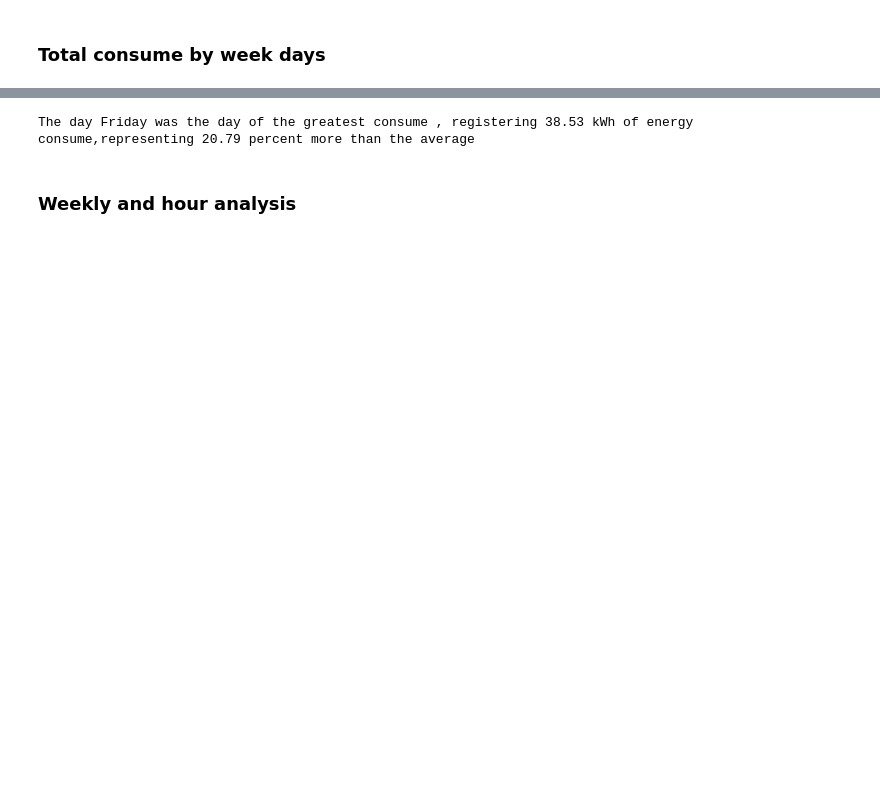
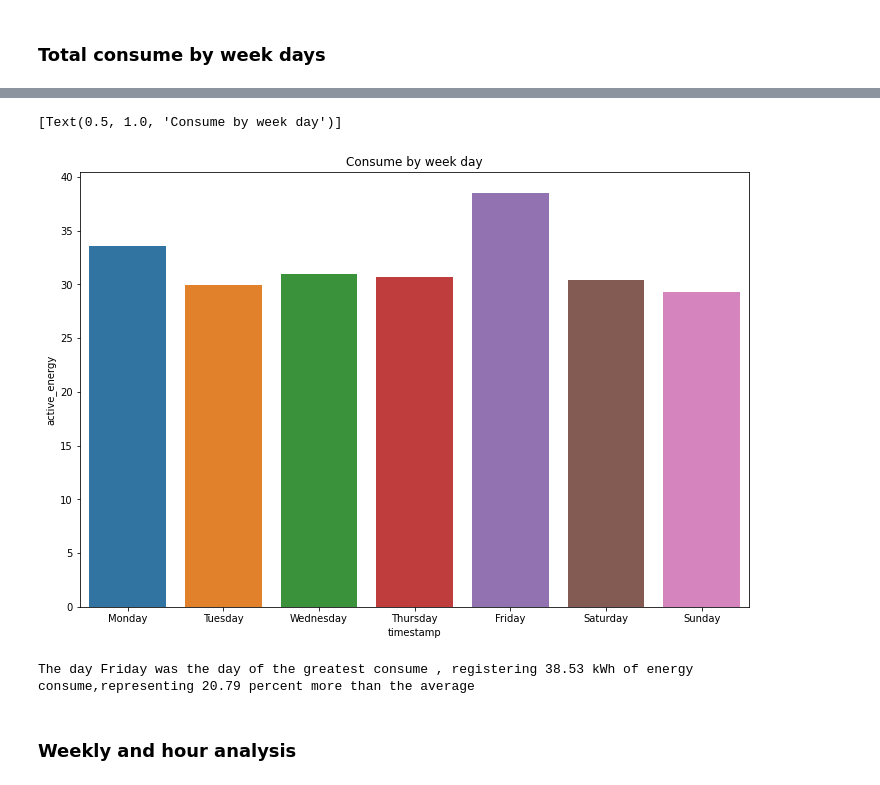
Before and after one commit to Jsanchez759/Data-Science---Projects, a Jupyter notebook: Exploratory_Data_Analysis/Energy_Consume_Analysis.ipynb, the cells around one changed output, grey strips where cells are left out. Drawn from its saved outputs; the diff is of its cells as text; code cells hidden in the pictures; blank space fills up the shorter version.

```diff
--- a/Exploratory_Data_Analysis/Energy_Consume_Analysis.ipynb
+++ b/Exploratory_Data_Analysis/Energy_Consume_Analysis.ipynb
@@ -105,18 +79,6 @@ df_weekday['weekday'] = df_weekday.index
 df_weekday['weekday'] = pd.Categorical(df_weekday['weekday'], categories=cats, ordered=True)
 df_weekday = df_weekday.sort_values('weekday')
 
-fig = go.Figure(
-    go.Bar(x=df_weekday.index, y=df_weekday.active_energy,
-           text=round(df_weekday.active_energy,2))
-)
-
-fig.update_traces(textposition='inside')
-
-fig.update_layout(title_text='Consume by week day',
-                  xaxis=dict(
-                      title_text='Week day',
-                  ),
-                  yaxis=dict(title_text='Total consume [kWh]'),
-                  )
-fig.show()
+plt.figure(figsize=(12,8))
+sns.barplot(data=df_weekday, x=df_weekday.index, y=df_weekday.active_energy).set(title='Consume by week day')
 # %% [output]
@@ -124,3 +85,5 @@ fig.show()
+[Text(0.5, 1.0, 'Consume by week day')]
+[figure, added]
 # %%
 print("The day", df_weekday.active_energy.idxmax(), "was the day of the greatest consume , registering", round(df_weekday.active_energy.max(),2), 'kWh of energy consume,representing',round((df_weekday.active_energy.max() - df_weekday.active_energy.mean())/df_weekday.active_energy.mean()*100,2),'percent more than the average')
 # %% [output]
```
Also changed, not shown: parts of 15 cells of this notebook.
